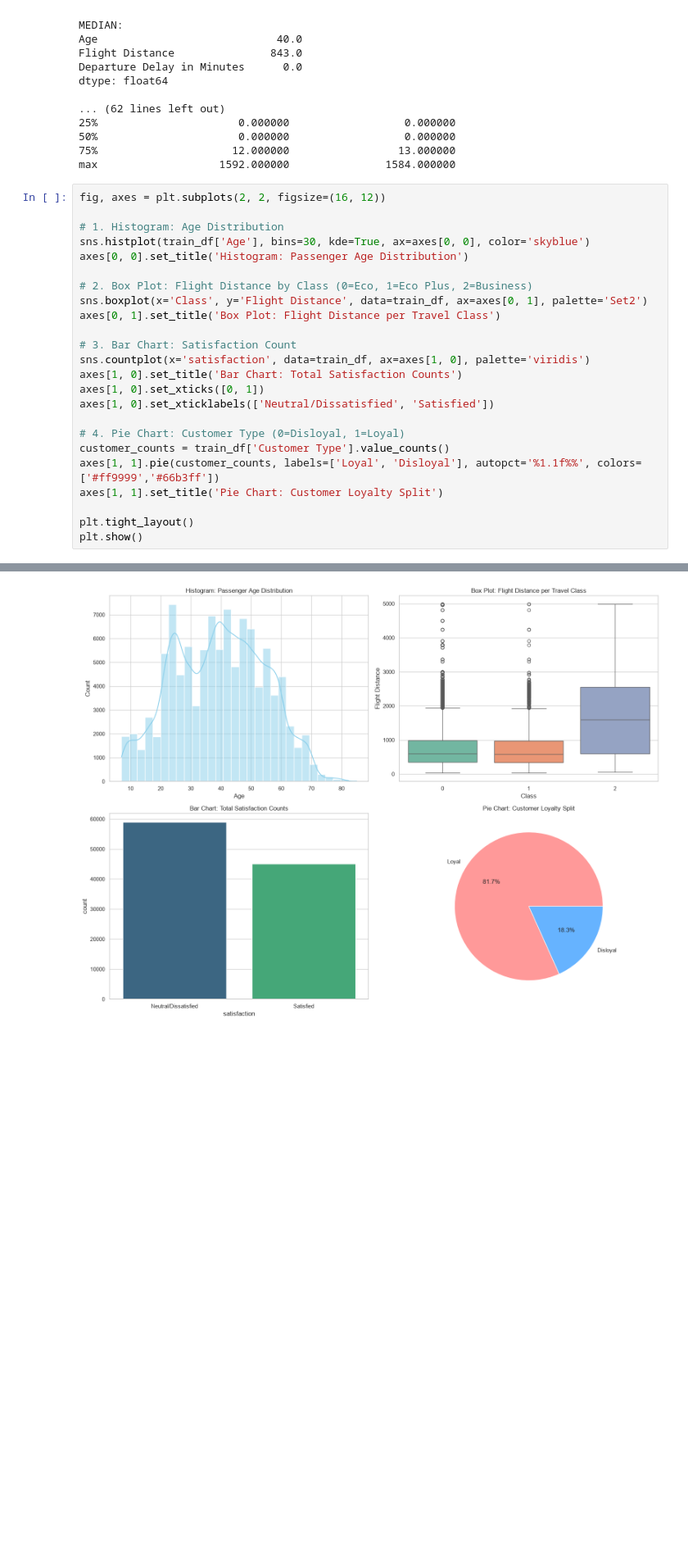
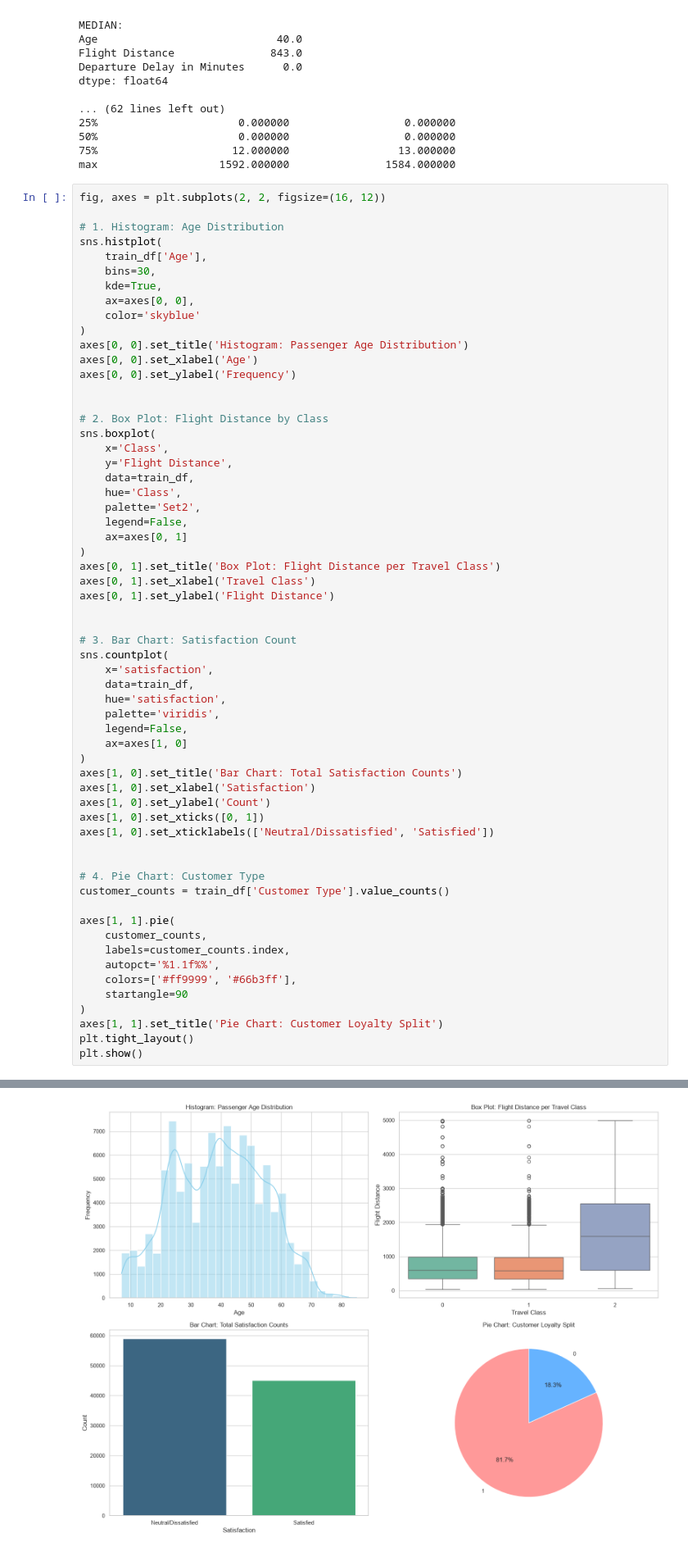
Before and after one commit to anshudsharma/AirlinePassenger-Prediction, a Jupyter notebook: project.ipynb, the cells around one changed output, grey strips where cells are left out. Shown at 82% size. Cells and saved outputs as stored; diff of their text form; blank space fills up the shorter version.

```diff
--- a/project.ipynb
+++ b/project.ipynb
@@ -114,24 +114,60 @@ max                   1592.000000               1584.000000
 fig, axes = plt.subplots(2, 2, figsize=(16, 12))
 
 # 1. Histogram: Age Distribution
-sns.histplot(train_df['Age'], bins=30, kde=True, ax=axes[0, 0], color='skyblue')
+sns.histplot(
+    train_df['Age'],
+    bins=30,
+    kde=True,
+    ax=axes[0, 0],
+    color='skyblue'
+)
 axes[0, 0].set_title('Histogram: Passenger Age Distribution')
+axes[0, 0].set_xlabel('Age')
+axes[0, 0].set_ylabel('Frequency')
 
-# 2. Box Plot: Flight Distance by Class (0=Eco, 1=Eco Plus, 2=Business)
-sns.boxplot(x='Class', y='Flight Distance', data=train_df, ax=axes[0, 1], palette='Set2')
+
+# 2. Box Plot: Flight Distance by Class
+sns.boxplot(
+    x='Class',
+    y='Flight Distance',
+    data=train_df,
+    hue='Class',
+    palette='Set2',
+    legend=False,
+    ax=axes[0, 1]
+)
 axes[0, 1].set_title('Box Plot: Flight Distance per Travel Class')
+axes[0, 1].set_xlabel('Travel Class')
+axes[0, 1].set_ylabel('Flight Distance')
+
 
 # 3. Bar Chart: Satisfaction Count
-sns.countplot(x='satisfaction', data=train_df, ax=axes[1, 0], palette='viridis')
+sns.countplot(
+    x='satisfaction',
+    data=train_df,
+    hue='satisfaction',
+    palette='viridis',
+    legend=False,
+    ax=axes[1, 0]
+)
 axes[1, 0].set_title('Bar Chart: Total Satisfaction Counts')
+axes[1, 0].set_xlabel('Satisfaction')
+axes[1, 0].set_ylabel('Count')
 axes[1, 0].set_xticks([0, 1])
 axes[1, 0].set_xticklabels(['Neutral/Dissatisfied', 'Satisfied'])
 
-# 4. Pie Chart: Customer Type (0=Disloyal, 1=Loyal)
+
+# 4. Pie Chart: Customer Type
 customer_counts = train_df['Customer Type'].value_counts()
-axes[1, 1].pie(customer_counts, labels=['Loyal', 'Disloyal'], autopct='%1.1f%%', colors=['#ff9999','#66b3ff'])
+
+axes[1, 1].pie(
+    customer_counts,
+    labels=customer_counts.index,
+    autopct='%1.1f%%',
+    colors=['#ff9999', '#66b3ff'],
+    startangle=90
+)
 axes[1, 1].set_title('Pie Chart: Customer Loyalty Split')
-
 plt.tight_layout()
 plt.show()
 # %% [output]
@@ -145,4 +174,4 @@ Passing `palette` without assigning `hue` is deprecated and will be removed in v
-[figure, old version]
+[figure, new version]
 # %%
 fig, axes = plt.subplots(1, 2, figsize=(18, 7))
 
```
Also changed, not shown: parts of 2 cells of this notebook.
